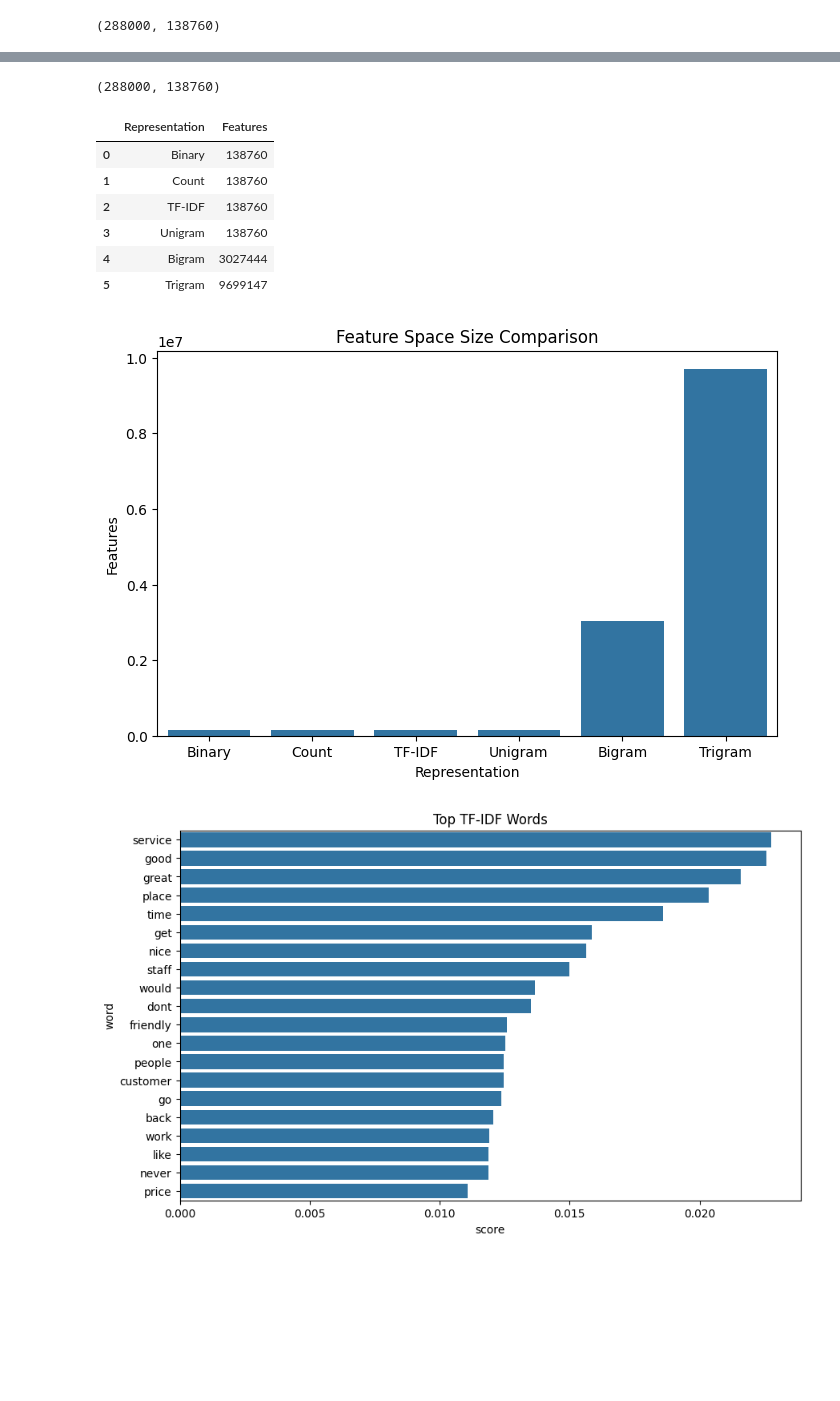
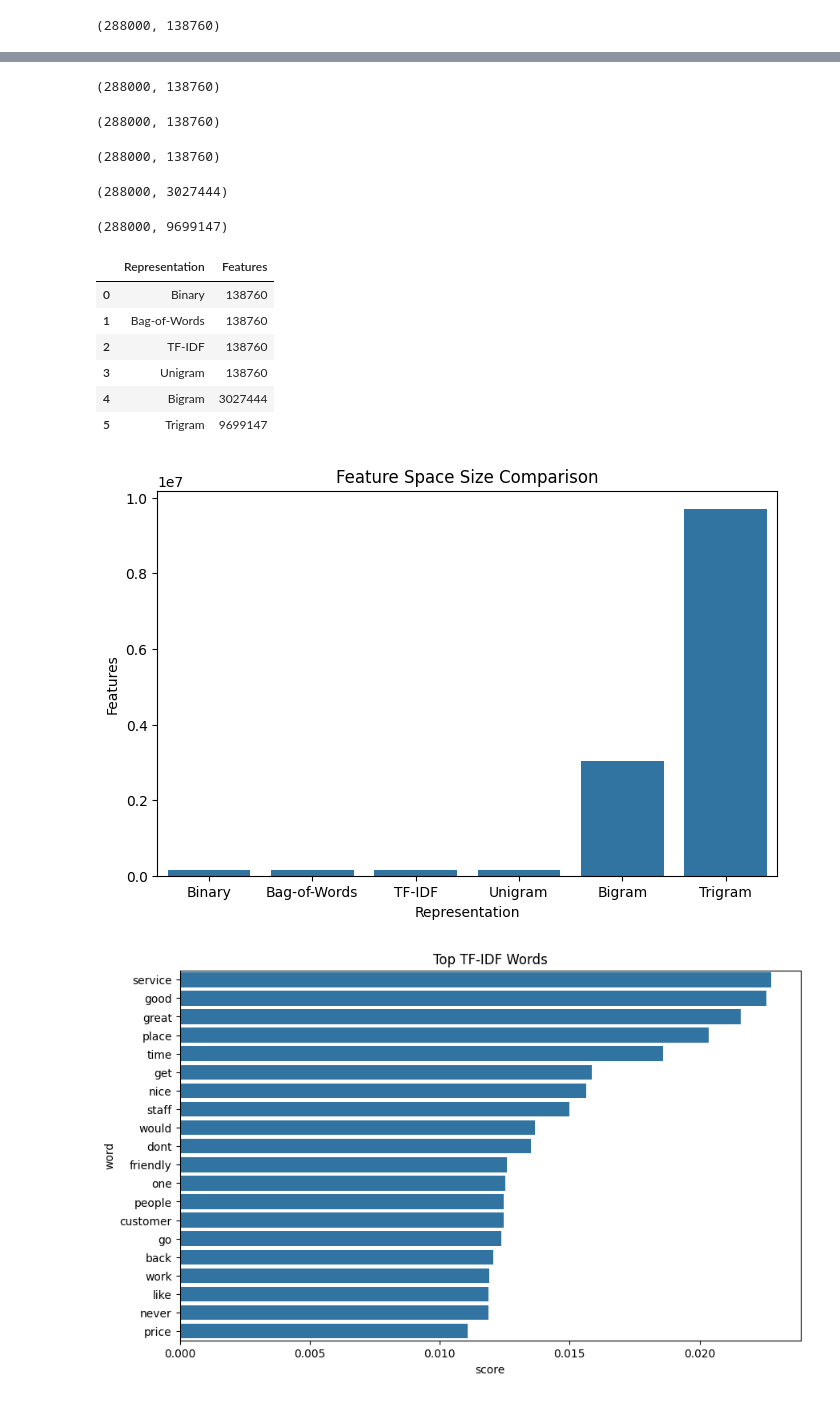
Before and after one commit to mf2056/F20AA_CW2, a Jupyter notebook: Step2&3.ipynb, the cells around one changed output, grey strips where cells are left out. Cells and saved outputs as stored; diff of their text form; code cells hidden in the pictures; blank space fills up the shorter version.

```diff
--- a/Step2&3.ipynb
+++ b/Step2&3.ipynb
@@ -103,10 +106,15 @@ train.head()
 | 3 | to find it either park in front o... | 4 | [to, find, it, either, park, in, ... |
 | 4 | mall location used their services... | 4 | [mall, location, used, their, ser... |
 # %%
+# Stop word removal
 stop_words = set(stopwords.words("english"))
 
 def remove_stopwords(tokens):
-    return [w for w in tokens if w not in stop_words]
+    final_tokens = []
+    for w in tokens:
+        if w not in stop_words:
+            final_tokens.append(w)
+    return final_tokens
 
 train["tokens"] = train["tokens"].apply(remove_stopwords)
 train.head()
@@ -118,17 +126,27 @@ train.head()
 | 3 | to find it either park in front o... | 4 | [find, either, park, front, tuesd... |
 | 4 | mall location used their services... | 4 | [mall, location, used, services, ... |
 # %%
+# Stemming
 stemmer = PorterStemmer()
 
 def stem_words(tokens):
-    return [stemmer.stem(w) for w in tokens]
+    stems = []
+    for w in tokens:
+        stemmed_word = stemmer.stem(w)
+        stems.append(stemmed_word)
+    return stems
 
 train["stemmed"] = train["tokens"].apply(stem_words)
 # %%
+# Lemmatization
 lemmatizer = WordNetLemmatizer()
 
 def lemmatize_words(tokens):
-    return [lemmatizer.lemmatize(w) for w in tokens]
+    lemmas = []
+    for w in tokens:
+        lemmatized_word = lemmatizer.lemmatize(w)
+        lemmas.append(lemmatized_word)
+    return lemmas
 
 train["lemmatized"] = train["tokens"].apply(lemmatize_words)
 # %%
@@ -197 +215,9 @@ print(X_count.shape)
+# %%
+# Bag-of-Words (Count frequency of words)
+bow_vectorizer = CountVectorizer()
+X_bow = bow_vectorizer.fit_transform(X)
+
+print(X_bow.shape)
+# %% [output]
+(288000, 138760)
 # %%
@@ -202,43 +229,60 @@ print(X_tfidf.shape)
 # %% [output]
 (288000, 138760)
 # %%
+# Unigrams
 tfidf_uni = TfidfVectorizer(ngram_range=(1,1))
 X_uni = tfidf_uni.fit_transform(X)
+
+print(X_uni.shape)
+# %% [output]
+(288000, 138760)
 # %%
+# Bigrams
 tfidf_bi = TfidfVectorizer(ngram_range=(1,2))
 X_bi = tfidf_bi.fit_transform(X)
+
+print(X_bi.shape)
+# %% [output]
+(288000, 3027444)
 # %%
+# Trigrams
 tfidf_tri = TfidfVectorizer(ngram_range=(1,3))
 X_tri = tfidf_tri.fit_transform(X)
+
+print(X_tri.shape)
+# %% [output]
+(288000, 9699147)
 # %%
+# Comparing number of features
 features = pd.DataFrame({
-"Representation":["Binary","Count","TF-IDF","Unigram","Bigram","Trigram"],
+"Representation":["Binary","Bag-of-Words","TF-IDF","Unigram","Bigram","Trigram"],
 "Features":[
 X_binary.shape[1],
-X_count.shape[1],
+X_bow.shape[1],
 X_tfidf.shape[1],
 X_uni.shape[1],
 X_bi.shape[1],
 X_tri.shape[1]
 ]
 })
 
 features
 # %% [output]
 |  | Representation | Features |
 | 0 | Binary | 138760 |
-| 1 | Count | 138760 |
+| 1 | Bag-of-Words | 138760 |
 | 2 | TF-IDF | 138760 |
 | 3 | Unigram | 138760 |
 | 4 | Bigram | 3027444 |
 | 5 | Trigram | 9699147 |
 # %%
+# Plotting feature size comparison
 plt.figure(figsize=(8,5))
 sns.barplot(x="Representation", y="Features", data=features)
 plt.title("Feature Space Size Comparison")
 plt.show()
 # %% [output]
-[figure, old version]
+[figure, new version]
 # %%
 feature_names = tfidf_vectorizer.get_feature_names_out()
 
```
Also changed, not shown: parts of 19 cells of this notebook.
